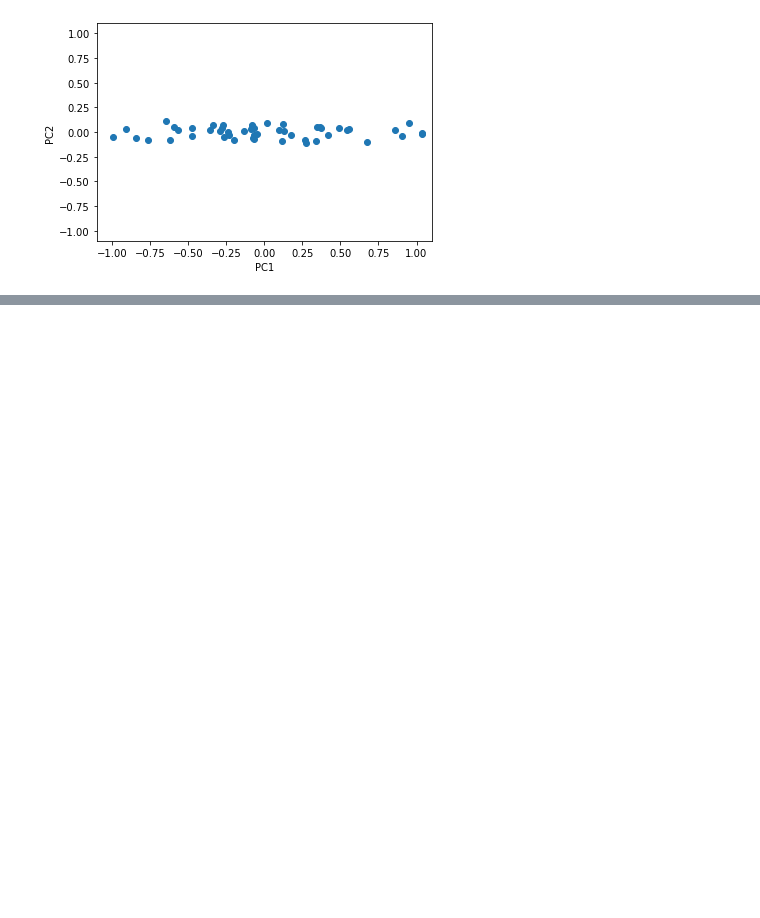
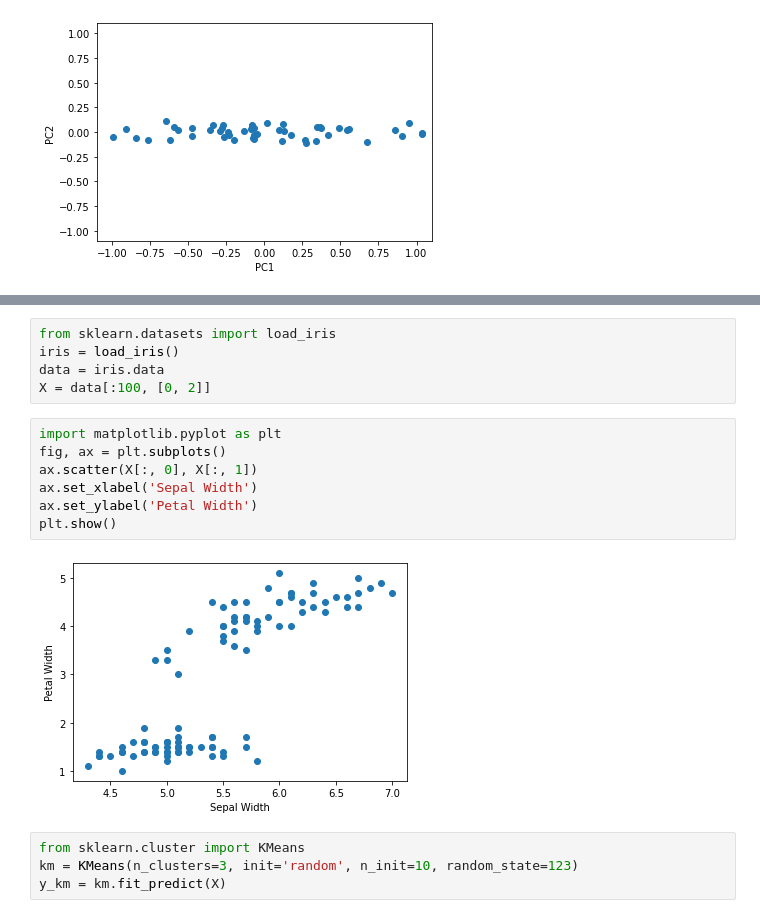
Before and after one commit to ryotaro-45123/python-data-analysis, a Jupyter notebook: scikit-learn.ipynb, the cells around one changed output, grey strips where cells are left out. Saved outputs shown, nothing was run; the diff lists cells and outputs as text; blank space fills up the shorter version.

```diff
--- a/scikit-learn.ipynb
+++ b/scikit-learn.ipynb
@@ -296,0 +391,18 @@ plt.show()
+# %%
+from sklearn.datasets import load_iris
+iris = load_iris()
+data = iris.data
+X = data[:100, [0, 2]]
+# %%
+import matplotlib.pyplot as plt
+fig, ax = plt.subplots()
+ax.scatter(X[:, 0], X[:, 1])
+ax.set_xlabel('Sepal Width')
+ax.set_ylabel('Petal Width')
+plt.show()
+# %% [output]
+[figure, added]
+# %%
+from sklearn.cluster import KMeans
+km = KMeans(n_clusters=3, init='random', n_init=10, random_state=123)
+y_km = km.fit_predict(X)
```
Also changed, not shown: parts of 13 cells of this notebook.
